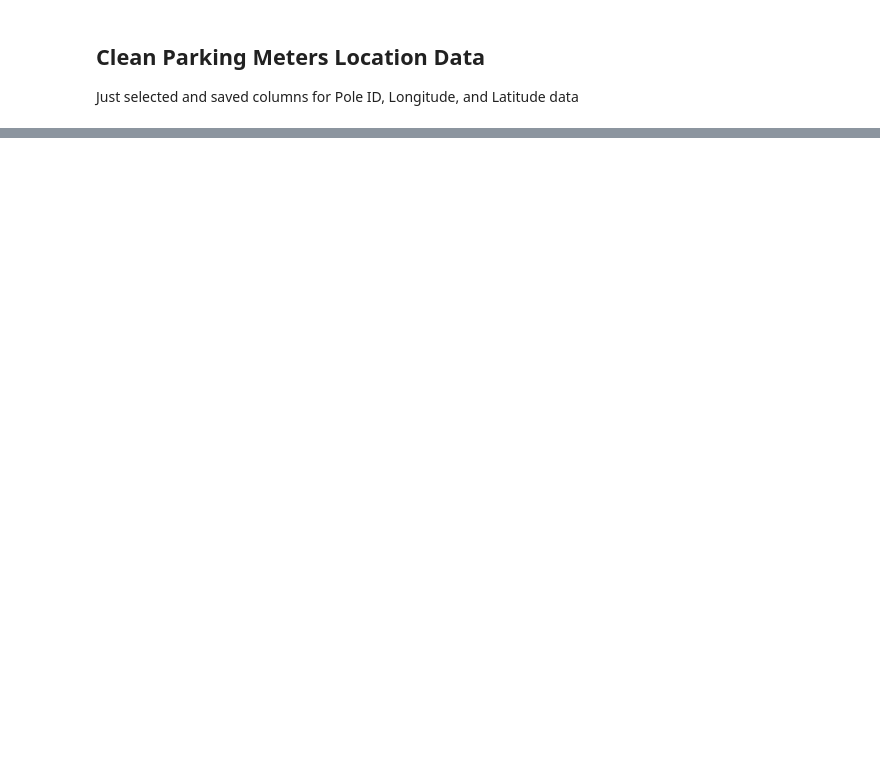
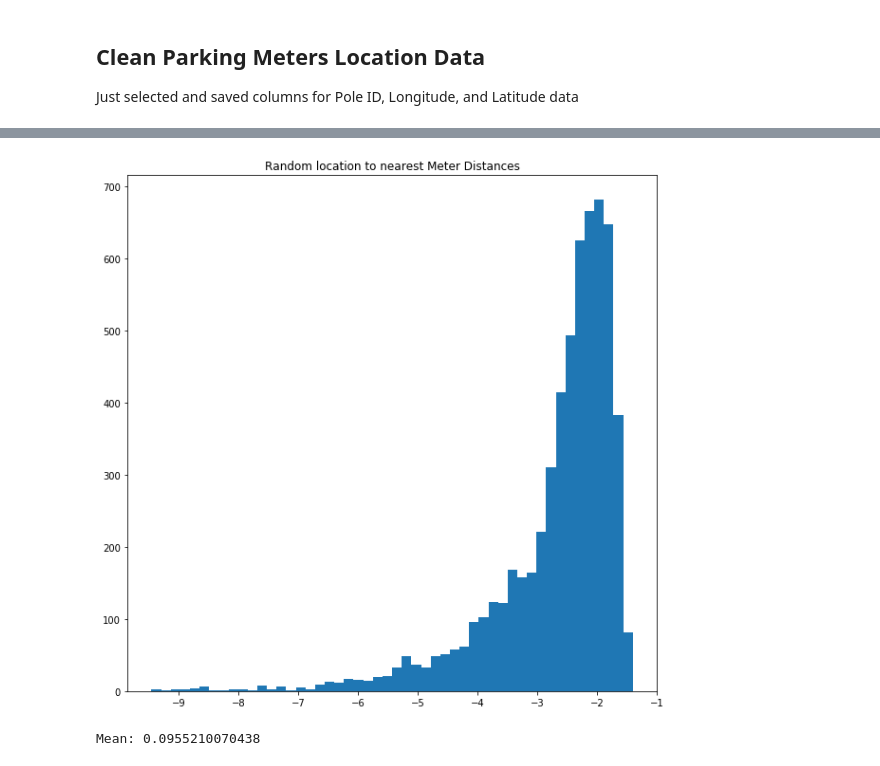
Before and after one commit to mac011/Pr_087, a Jupyter notebook: python_notebooks/yyun_COGS108.ipynb, the cells around one changed output, grey strips where cells are left out. Saved outputs shown, nothing was run; the diff lists cells and outputs as text; code cells hidden in the pictures; blank space fills up the shorter version.

```diff
--- a/python_notebooks/yyun_COGS108.ipynb
+++ b/python_notebooks/yyun_COGS108.ipynb
@@ -61,0 +128,24 @@ plt.show(_)
+# %%
+#Recalculate Random meter distances
+random_points = pd.read_csv('Pr_087/clean_data/randPoints6000.csv')
+random_points_coordinates = np.asarray(random_points[['Y','X']])
+
+dist_meter_data = scipy.spatial.distance.cdist(random_points_coordinates,meter_data_coordinates)
+min_dist_indices = np.zeros(dist_meter_data.shape[0])
+min_dists = np.zeros(dist_meter_data.shape[0])
+for i in range(0,dist_meter_data.shape[0]):
+    _ = np.argmin(dist_meter_data[i])
+    min_dists[i] = dist_meter_data[i][_]
+    min_dist_indices[i] = _
+    if dist_meter_data[i][_] > 20:
+        print('WTF',i,':',dist_meter_data[i][_])
+plt.close()
+plt.figure(figsize=(10,10))
+plt.hist(np.log(min_dists), 50)
+plt.title('Random location to nearest Meter Distances')
+plt.show()
+plt.close()
+print('Mean:',np.mean(min_dists))
+# %% [output]
+[figure, added]
+Mean: 0.0955210070438
```
Also changed, not shown: parts of 14 cells of this notebook.
